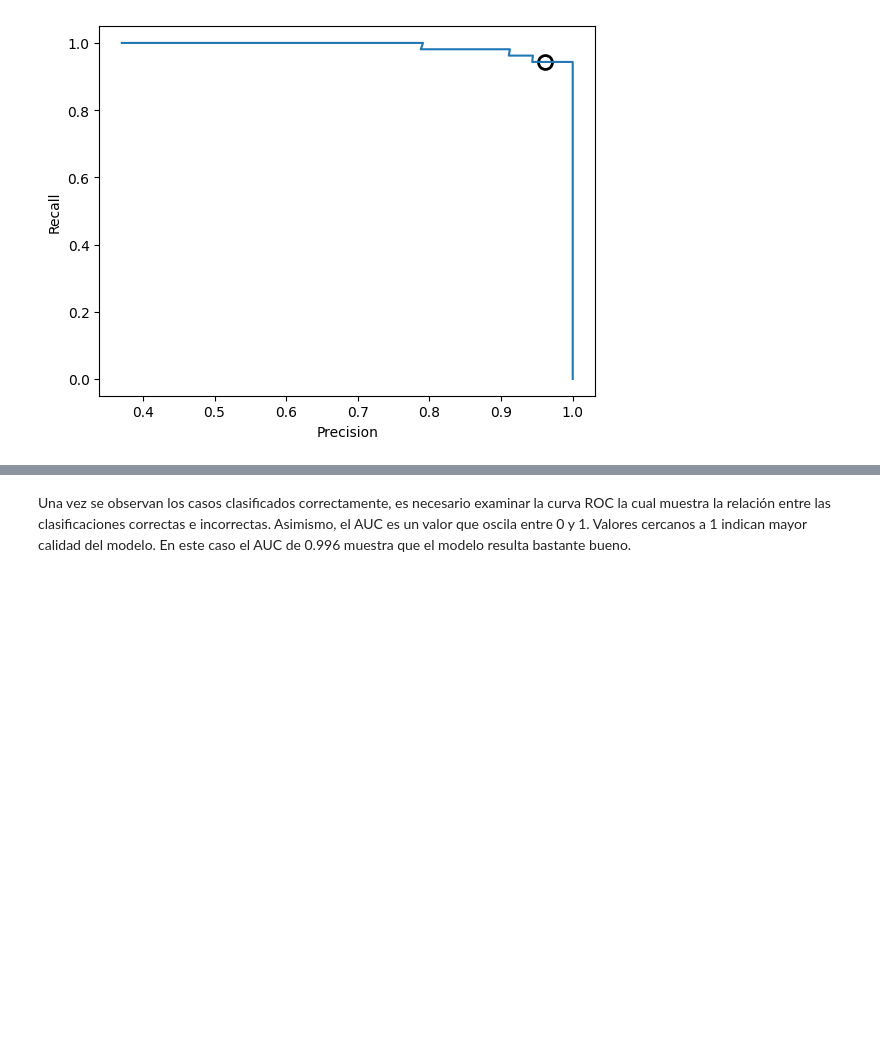
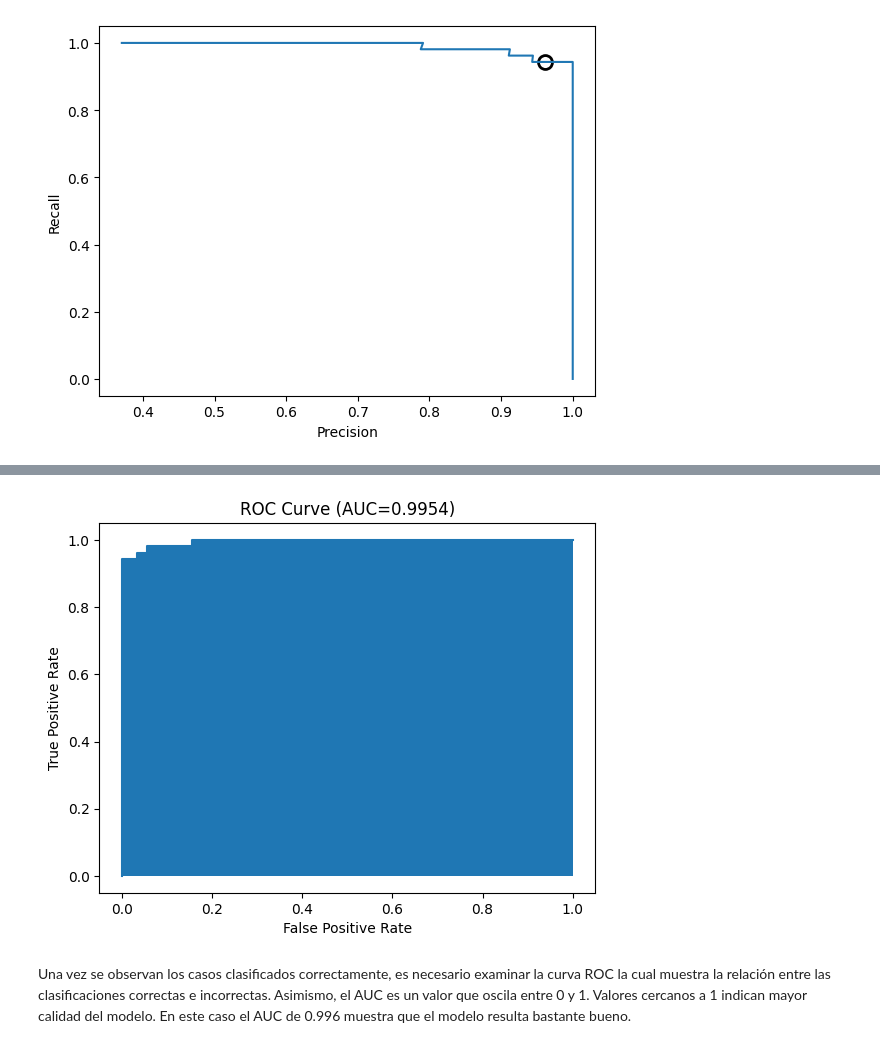
Before and after one commit to cirman/Proyecto_machine_learning, a Jupyter notebook: mynewbook/_build/jupyter_execute/modelamiento.ipynb, the cells around one changed output, grey strips where cells are left out. Drawn from its saved outputs; the diff is of its cells as text; code cells hidden in the pictures; blank space fills up the shorter version.

```diff
--- a/mynewbook/_build/jupyter_execute/modelamiento.ipynb
+++ b/mynewbook/_build/jupyter_execute/modelamiento.ipynb
@@ -120,12 +120,10 @@ plt.ylabel("Recall");
 [figure]
 # %%
 fpr, tpr, thresholds = roc_curve(y_test, grid.decision_function(X_test))
-fig = px.area(
-    x=fpr, y=tpr,
-    title=f'ROC Curve (AUC={auc(fpr, tpr):.4f})',
-    labels=dict(x='False Positive Rate', y='True Positive Rate'),
-    width=500, height=500)
-fig.update_yaxes(scaleanchor="x", scaleratio=1)
-fig.update_xaxes(constrain='domain')
-fig.show()
+plt.title(f'ROC Curve (AUC={auc(fpr, tpr):.4f})')
+plt.plot(fpr, tpr)
+plt.ylabel('True Positive Rate')
+plt.xlabel('False Positive Rate')
+plt.fill_between(fpr, tpr)
+plt.show()
 # %% [output]
@@ -134,3 +130,4 @@ fig.show()
+[figure, added]
 # %% [markdown]
 Una vez se observan los casos clasificados correctamente, es necesario examinar la curva ROC la cual muestra la relación entre las clasificaciones correctas e incorrectas. Asimismo, el AUC es un valor que oscila entre 0 y 1. Valores cercanos a 1 indican mayor calidad del modelo. En este caso el AUC de 0.996 muestra que el modelo resulta bastante bueno.
 # %% [markdown]
```
Also changed, not shown: parts of 8 cells of this notebook, 17 other files.
